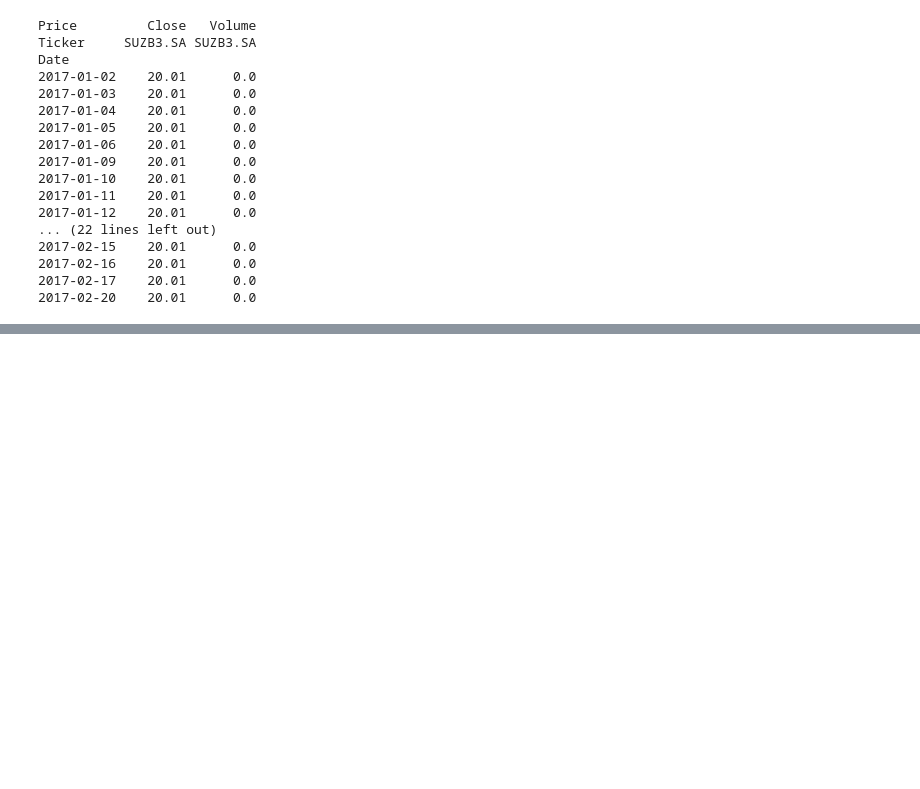
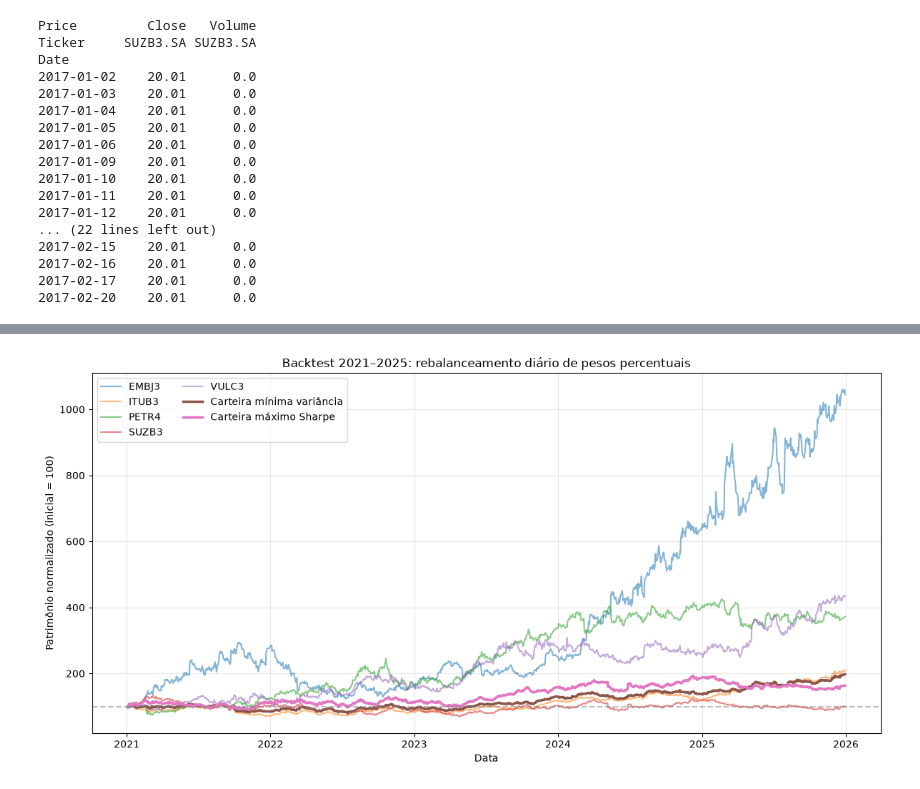
Before and after one commit to MatheusBorgesBS/Projeto-financeiro-elias, a Jupyter notebook: test.ipynb, the cells around one changed output, grey strips where cells are left out. Saved outputs shown, nothing was run; the diff lists cells and outputs as text; code cells hidden in the pictures; blank space fills up the shorter version.

```diff
--- a/test.ipynb
+++ b/test.ipynb
@@ -904,17 +656,3 @@ Date
 2017-02-16    20.01      0.0
 2017-02-17    20.01      0.0
 2017-02-20    20.01      0.0
-# %%
-retornos_calibracao = retornos_diarios_todos.loc[
-    "2018-01-01":"2020-12-31"
-].dropna(how="any")
-
-print("Início:", retornos_calibracao.index.min())
-print("Fim:", retornos_calibracao.index.max())
-print("Observações:", len(retornos_calibracao))
-
-print("\nRetornos médios diários:")
-print(retornos_calibracao.mean())
-
-print("\nMatriz de correlação:")
-print(retornos_calibracao.corr())
@@ -938,0 +905,29 @@ VULC3.SA  0.466719  0.539847  0.448981  0.080825  1.000000
+# %%
+# Implementação atual: pesos percentuais constantes por rebalanceamento diário.
+# Os pesos foram estimados uma vez na calibração; não há reotimização no teste.
+# A política final continua pendente: buy-and-hold manteria quantidades, não percentuais.
+retornos_carteiras_teste = pd.DataFrame(
+    {
+        "Carteira mínima variância": retornos_teste @ pesos_min_variancia,
+        "Carteira máximo Sharpe": retornos_teste @ pesos_max_sharpe,
+    },
+    index=retornos_teste.index,
+)
+evolucao_teste_ativos = (1 + retornos_teste).cumprod() * 100
+evolucao_teste_carteiras = (1 + retornos_carteiras_teste).cumprod() * 100
+
+plt.figure(figsize=(12, 6))
+for ativo in ativos:
+    plt.plot(evolucao_teste_ativos.index, evolucao_teste_ativos[ativo], alpha=0.55, label=ativo.replace(".SA", ""))
+for carteira in evolucao_teste_carteiras.columns:
+    plt.plot(evolucao_teste_carteiras.index, evolucao_teste_carteiras[carteira], linewidth=2.5, label=carteira)
+plt.axhline(100, linestyle="--", color="gray", alpha=0.5)
+plt.title("Backtest 2021–2025: rebalanceamento diário de pesos percentuais")
+plt.xlabel("Data")
+plt.ylabel("Patrimônio normalizado (inicial = 100)")
+plt.grid(alpha=0.3)
+plt.legend(ncol=2)
+plt.tight_layout()
+plt.show()
+# %% [output]
+[figure, added]
```
Also changed, not shown: parts of 34 cells of this notebook.
